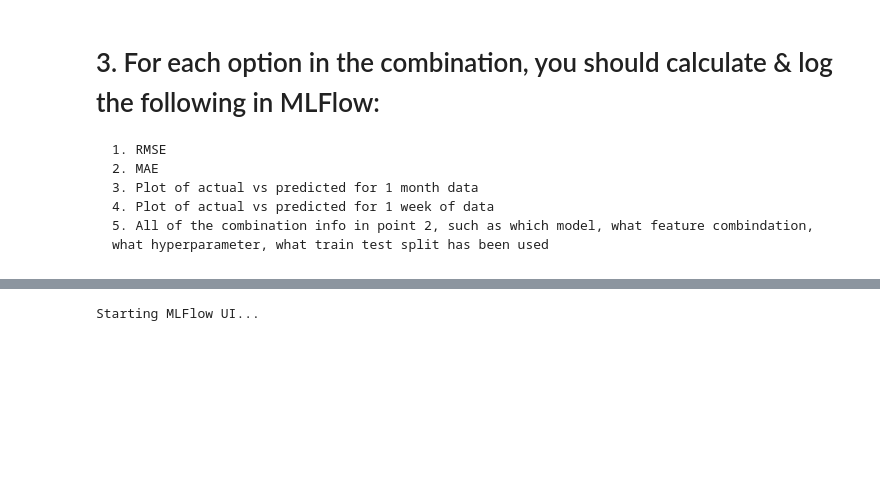
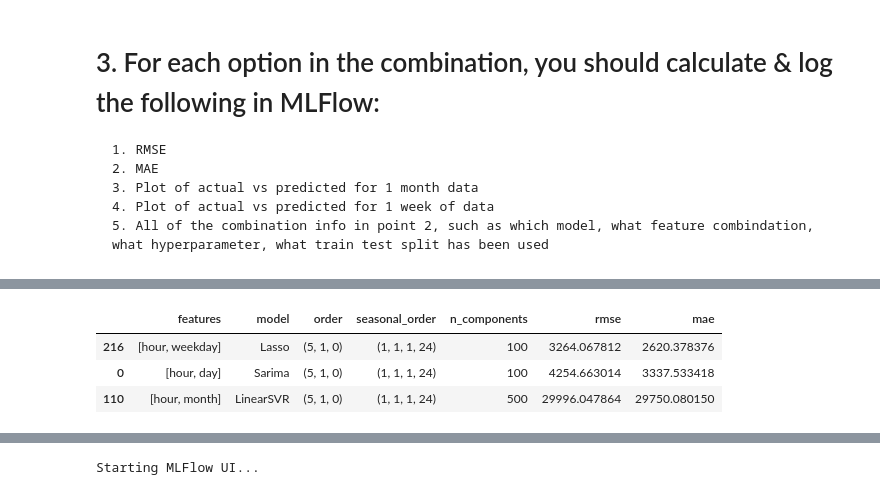
Before and after one commit to hsahmad112/DataAndThingsW2025, a Jupyter notebook: exam_handin/9_MLOps/mlflow_task.ipynb, the cells around one changed output, grey strips where cells are left out. Saved outputs shown, nothing was run; the diff lists cells and outputs as text; code cells hidden in the pictures; blank space fills up the shorter version.

```diff
--- a/exam_handin/9_MLOps/mlflow_task.ipynb
+++ b/exam_handin/9_MLOps/mlflow_task.ipynb
@@ -152,3 +170,16 @@ split_points = [seasons[season] for season in seasons]
+# %%
+
+def forecast_in_chunks(model, steps, chunk_size=1000):
+    predictions = []
+    # 1k timesteps are forecasted incrementally - so my 8gb laptop doesnt die.
+    for start in range(0, steps, chunk_size):
+        #ensuring we dont exceed the total steps avail
+        end = min(start + chunk_size, steps)
+        #performs prediction per chuck
+        chunk_predictions = model.forecast(steps=end - start)
+        #append forecaseted values to array
+        predictions.extend(chunk_predictions)
+    return predictions
 # %% [markdown]
 # 3. For each option in the combination, you should calculate & log the following in MLFlow:
     1. RMSE
@@ -266,0 +320,6 @@ Experiment completed. Check MLflow UI for details.
+# %%
+# This way you dont need access to my actual models, and can check the values for each last
+# Print summary of results
+results_df = pd.DataFrame(results)
+print("\nSummary of Experiment Results:")
+print(results_df)
@@ -266,0 +344,8 @@ Experiment completed. Check MLflow UI for details.
+# %%
+best_models_mae = results_df.loc[results_df.groupby('model')['mae'].idxmin()].sort_values(by='mae')
+best_models_mae
+# %% [output]
+|  | features | model | order | seasonal_order | n_components | rmse | mae |
+| 216 | [hour, weekday] | Lasso | (5, 1, 0) | (1, 1, 1, 24) | 100 | 3264.067812 | 2620.378376 |
+| 0 | [hour, day] | Sarima | (5, 1, 0) | (1, 1, 1, 24) | 100 | 4254.663014 | 3337.533418 |
+| 110 | [hour, month] | LinearSVR | (5, 1, 0) | (1, 1, 1, 24) | 500 | 29996.047864 | 29750.080150 |
```
Also changed, not shown: parts of 23 cells of this notebook.
